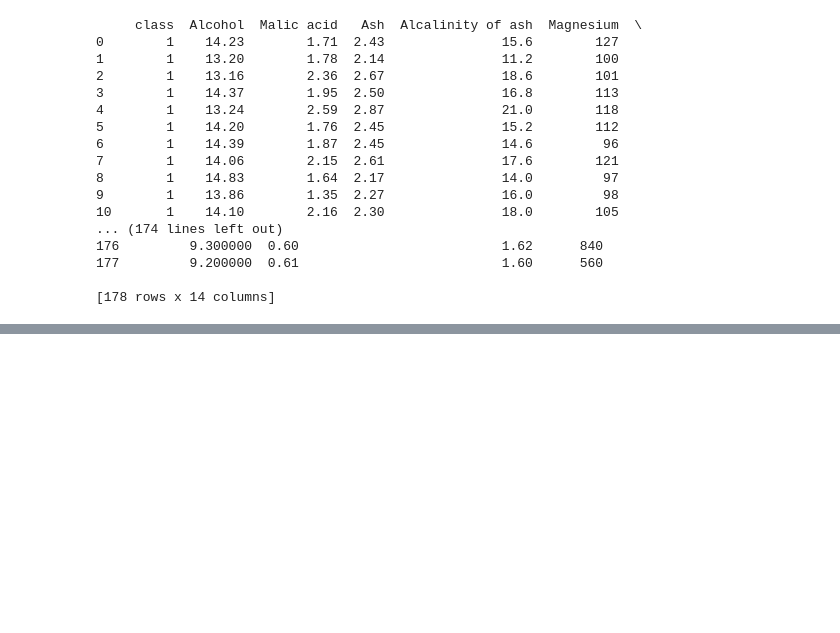
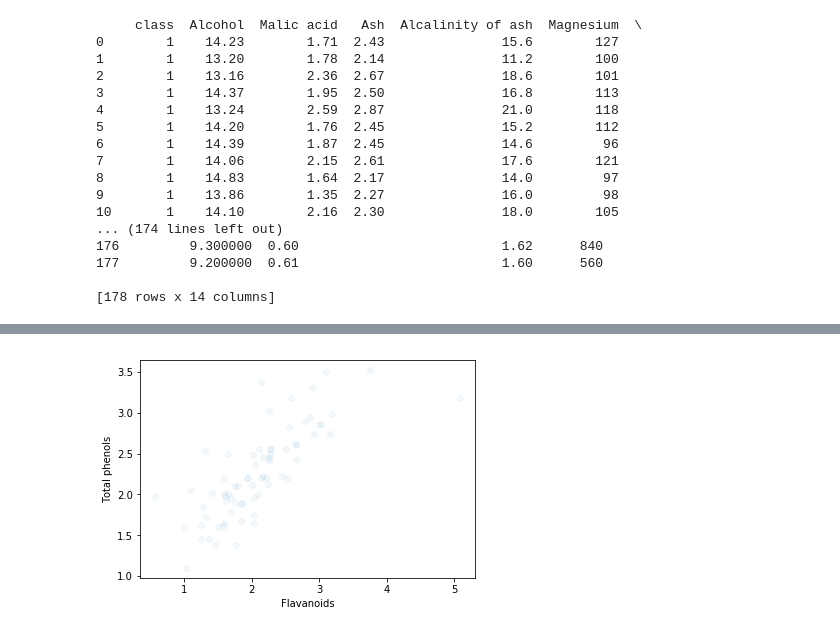
Before and after one commit to ipolyak/Data-Analysis, a Jupyter notebook: wine-analysis.ipynb, the cells around one changed output, grey strips where cells are left out. Cells and saved outputs as stored; diff of their text form; code cells hidden in the pictures; blank space fills up the shorter version.

```diff
--- a/wine-analysis.ipynb
+++ b/wine-analysis.ipynb
@@ -29,0 +222,7 @@ print(data)
+# %%
+plt.plot(data[data["class"] == 2]['Flavanoids'], data[data["class"] == 2]['Total phenols'], 'o', alpha=0.05)
+plt.xlabel('Flavanoids')
+plt.ylabel('Total phenols')
+pass
+# %% [output]
+[figure, added]
```
Also changed, not shown: parts of 25 cells of this notebook.
